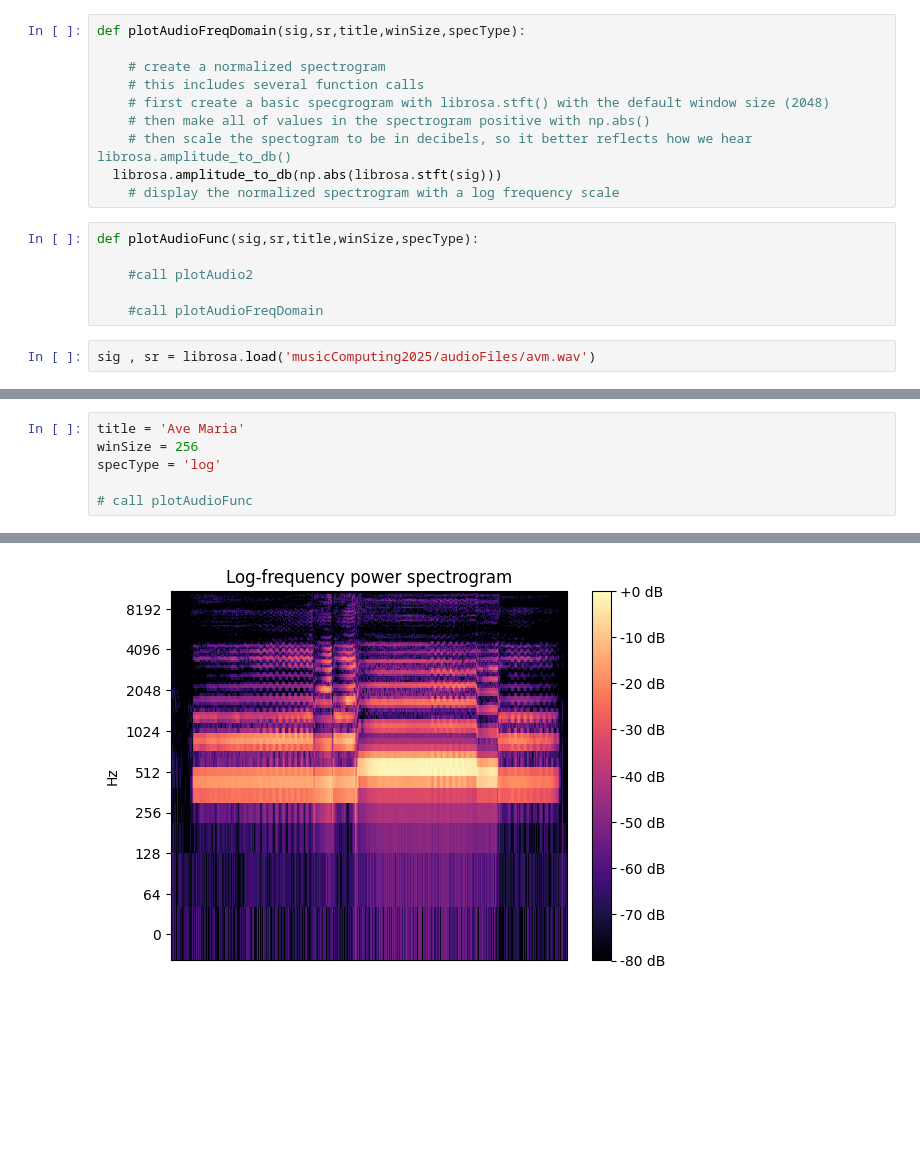
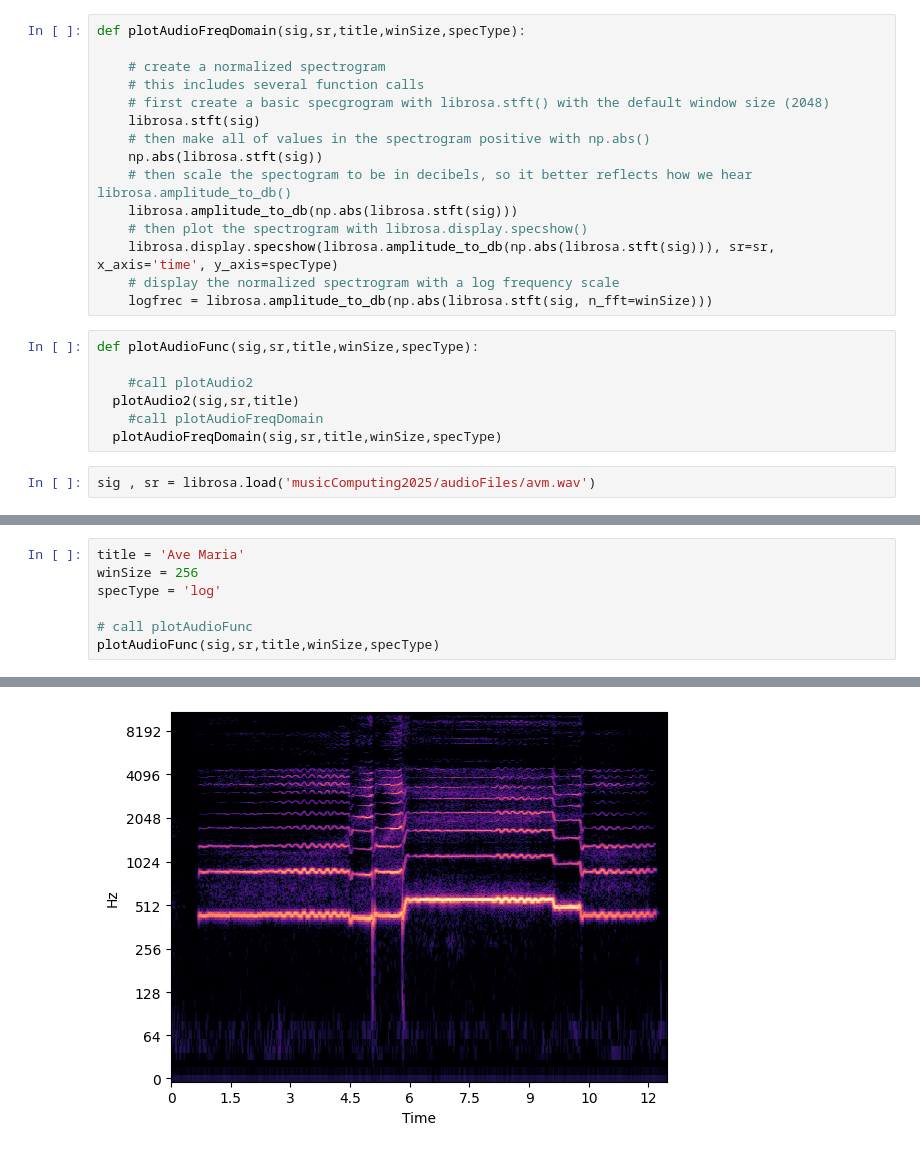
Before and after one commit to JohnT623/Music-Computing, a Jupyter notebook: assignments/labAssignment3.ipynb, the cells around one changed output, grey strips where cells are left out. Cells and saved outputs as stored; diff of their text form; blank space fills up the shorter version.

```diff
--- a/assignments/labAssignment3.ipynb
+++ b/assignments/labAssignment3.ipynb
@@ -50,16 +50,22 @@ def plotAudioFreqDomain(sig,sr,title,winSize,specType):
     # create a normalized spectrogram
     # this includes several function calls
     # first create a basic specgrogram with librosa.stft() with the default window size (2048)
+    librosa.stft(sig)
     # then make all of values in the spectrogram positive with np.abs()
+    np.abs(librosa.stft(sig))
     # then scale the spectogram to be in decibels, so it better reflects how we hear librosa.amplitude_to_db()
-  librosa.amplitude_to_db(np.abs(librosa.stft(sig)))
+    librosa.amplitude_to_db(np.abs(librosa.stft(sig)))
+    # then plot the spectrogram with librosa.display.specshow()
+    librosa.display.specshow(librosa.amplitude_to_db(np.abs(librosa.stft(sig))), sr=sr, x_axis='time', y_axis=specType)
     # display the normalized spectrogram with a log frequency scale
+    logfrec = librosa.amplitude_to_db(np.abs(librosa.stft(sig, n_fft=winSize)))
 # %%
 def plotAudioFunc(sig,sr,title,winSize,specType):
 
     #call plotAudio2
-
+  plotAudio2(sig,sr,title)
     #call plotAudioFreqDomain
+  plotAudioFreqDomain(sig,sr,title,winSize,specType)
 # %%
 sig , sr = librosa.load('musicComputing2025/audioFiles/avm.wav')
 # %%
@@ -92,9 +101,10 @@ specType = 'linear'
 # %%
 title = 'Ave Maria'
 winSize = 256
 specType = 'log'
 
 # call plotAudioFunc
+plotAudioFunc(sig,sr,title,winSize,specType)
 # %% [output]
 [figure]
-[figure, old version]
+[figure, new version]
```
Also changed, not shown: parts of 4 cells of this notebook.
